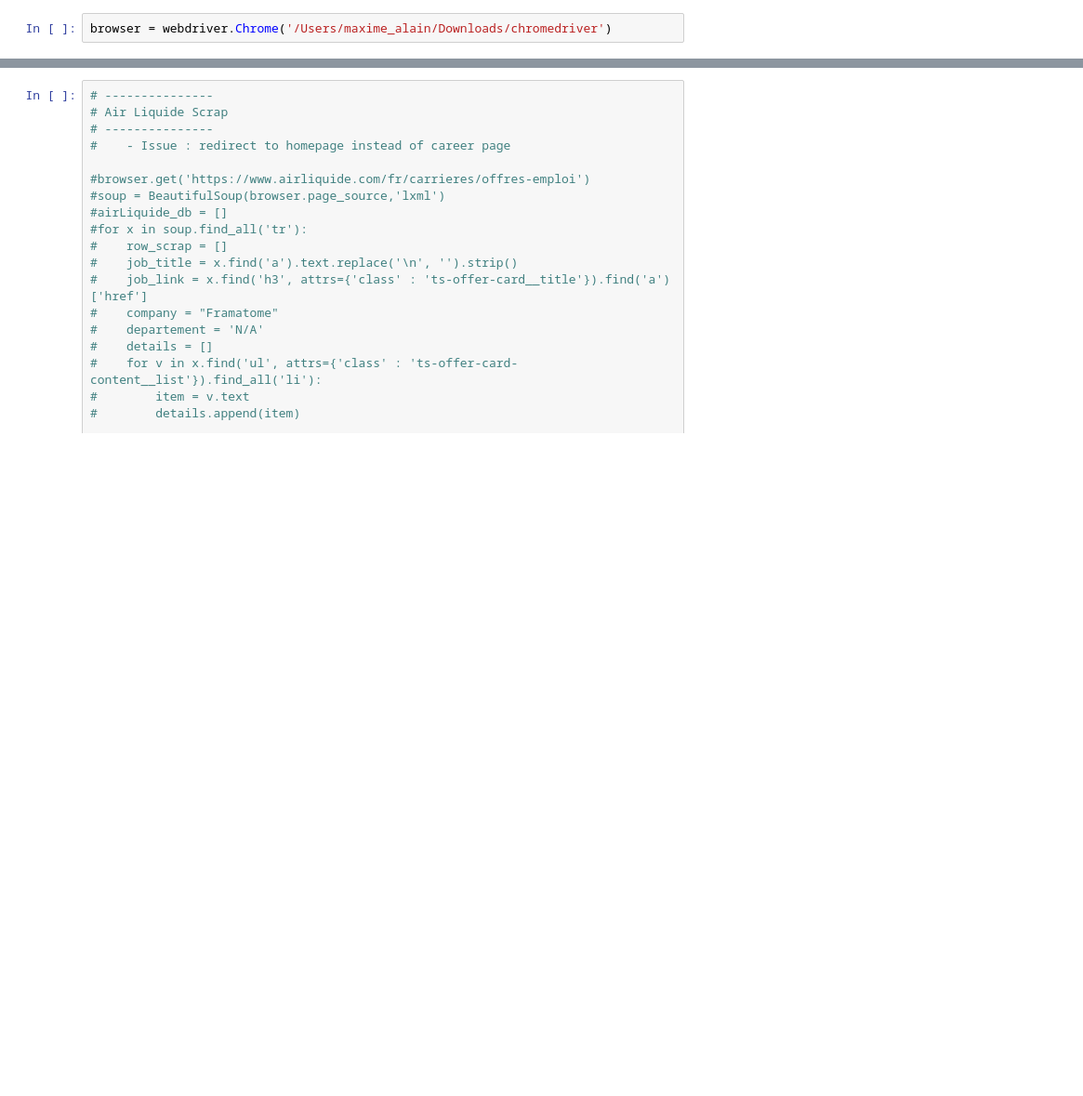
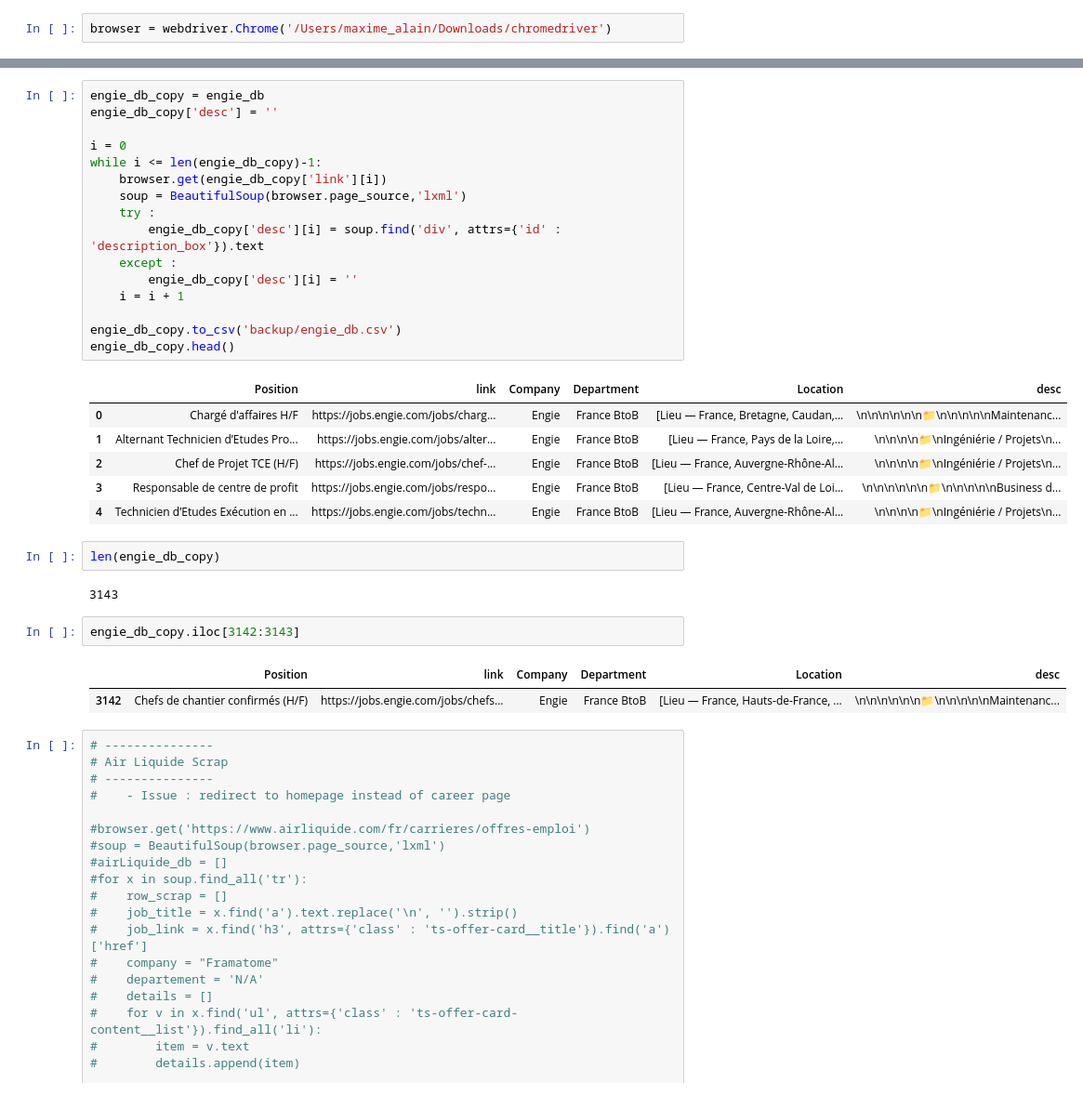
Before and after one commit to Myoxsis/Job-Recommender-System, a Jupyter notebook: first big scrap.ipynb, the cells around one changed output, grey strips where cells are left out. Shown: that part at 93% size. Cells and saved outputs as stored; diff of their text form; blank space fills up the shorter version.

```diff
--- a/first big scrap.ipynb
+++ b/first big scrap.ipynb
@@ -370,3 +377,35 @@ engie_db
+# %%
+engie_db_copy = engie_db
+engie_db_copy['desc'] = ''
+
+i = 0
+while i <= len(engie_db_copy)-1:
+    browser.get(engie_db_copy['link'][i])
+    soup = BeautifulSoup(browser.page_source,'lxml')
+    try :
+        engie_db_copy['desc'][i] = soup.find('div', attrs={'id' : 'description_box'}).text
+    except :
+        engie_db_copy['desc'][i] = ''
+    i = i + 1
+
+engie_db_copy.to_csv('backup/engie_db.csv')
+engie_db_copy.head()
+# %% [output]
+|  | Position | link | Company | Department | Location | desc |
+| 0 | Chargé d'affaires H/F | https://jobs.engie.com/jobs/charg... | Engie | France BtoB | [Lieu — France, Bretagne, Caudan,... | \n\n\n\n\n\n📁\n\n\n\n\nMaintenanc... |
+| 1 | Alternant Technicien d’Etudes Pro... | https://jobs.engie.com/jobs/alter... | Engie | France BtoB | [Lieu — France, Pays de la Loire,... | \n\n\n\n📁\nIngéniérie / Projets\n... |
+| 2 | Chef de Projet TCE (H/F) | https://jobs.engie.com/jobs/chef-... | Engie | France BtoB | [Lieu — France, Auvergne-Rhône-Al... | \n\n\n\n📁\nIngéniérie / Projets\n... |
+| 3 | Responsable de centre de profit | https://jobs.engie.com/jobs/respo... | Engie | France BtoB | [Lieu — France, Centre-Val de Loi... | \n\n\n\n\n\n📁\n\n\n\n\nBusiness d... |
+| 4 | Technicien d’Etudes Exécution en ... | https://jobs.engie.com/jobs/techn... | Engie | France BtoB | [Lieu — France, Auvergne-Rhône-Al... | \n\n\n\n📁\nIngéniérie / Projets\n... |
+# %%
+len(engie_db_copy)
+# %% [output]
+3143
+# %%
+engie_db_copy.iloc[3142:3143]
+# %% [output]
+|  | Position | link | Company | Department | Location | desc |
+| 3142 | Chefs de chantier confirmés (H/F) | https://jobs.engie.com/jobs/chefs... | Engie | France BtoB | [Lieu — France, Hauts-de-France, ... | \n\n\n\n\n\n📁\n\n\n\n\nMaintenanc... |
 # %%
 # ---------------
 # Air Liquide Scrap
```
Also changed, not shown: parts of 2 cells of this notebook.
